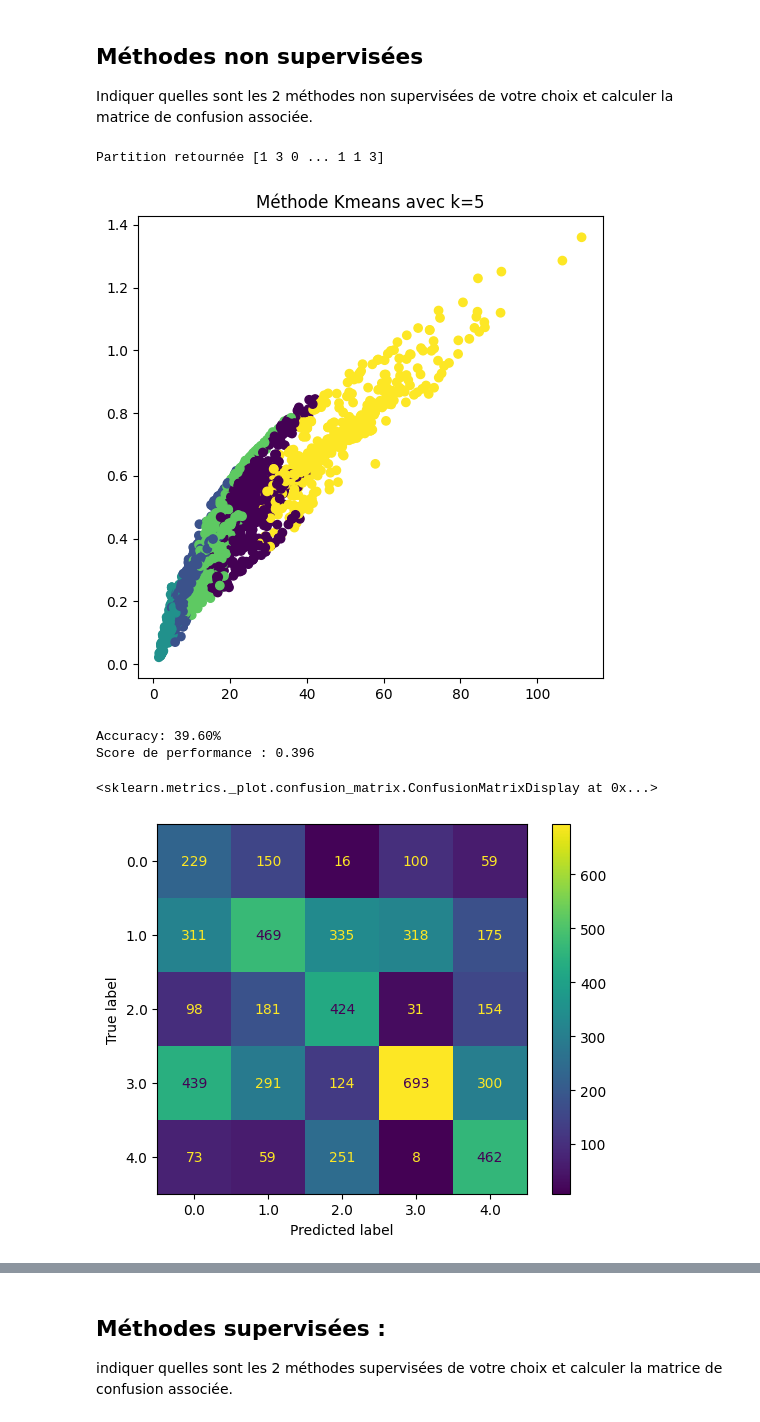
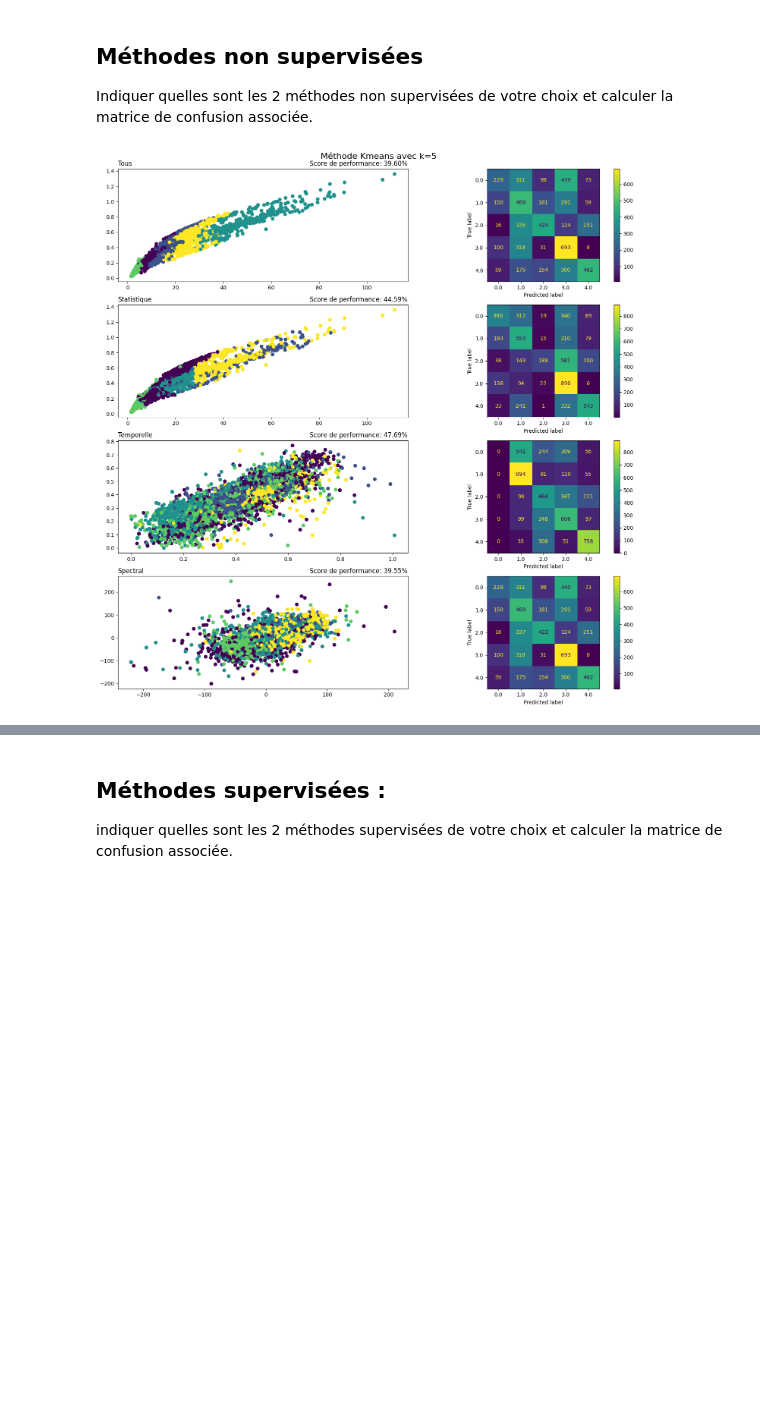
Before and after one commit to ellieee12/ecg_data_classification, a Jupyter notebook: Projet_ECG_Etudiant.ipynb, the cells around one changed output, grey strips where cells are left out. Cells and saved outputs as stored; diff of their text form; code cells hidden in the pictures; blank space fills up the shorter version.

```diff
--- a/Projet_ECG_Etudiant.ipynb
+++ b/Projet_ECG_Etudiant.ipynb
@@ -99,3 +100,19 @@ def correspondance(y_pred_kmeans,y_train):
   for i in range(len(y_pred_kmeans)):
     number_labels[i] = reference_labels[y_pred_kmeans[i]]
   return number_labels
+# %%
+DataAppStat = DataFeatureApp[:,0:31]
+DataTestStat = DataFeatureTest[:,0:31]
+print(DataAppStat.shape)
+
+DataAppTemps = DataFeatureApp[:,31:45]
+DataTestTemps = DataFeatureTest[:,31:45]
+print(DataAppTemps.shape)
+
+DataAppSpec = DataFeatureApp[:,45:156]
+DataTestSpec = DataFeatureTest[:,45:156]
+print(DataAppSpec.shape)
+
+DataAppAll = [DataFeatureApp, DataAppStat, DataAppTemps, DataAppSpec]
+DataTestAll = [DataFeatureTest, DataTestStat, DataTestTemps, DataTestSpec]
+titleAll = ["Tous", "Statistique", "Temporelle", "Spectral"]
@@ -110,42 +131,29 @@ Pour chaque résultat obtenu, calculer la matrice de confusion et interpréter l
 
 Indiquer quelles sont les 2 méthodes non supervisées de votre choix et calculer la matrice de confusion associée.
 # %%
-DataFull = np.concatenate((DataFeatureApp, DataFeatureTest), axis=0)
+DataFull = []
+for k in range(len(DataAppAll)):
+    DataFull.append(np.concatenate((DataAppAll[k], DataTestAll[k]), axis=0))
 LabelFull = np.concatenate((LabelApp, LabelTest), axis=0)
 # %%
 # Première méthode: K-means
 from sklearn.cluster import KMeans
 
-y_pred = KMeans(n_clusters=5, init='random').fit_predict(DataFull)
+fig, ax = plt.subplots(len(DataAppAll), 2, figsize=(15,15))
+for k in range(len(DataAppAll)):
+    y_pred = KMeans(n_clusters=5, init='random').fit_predict(DataFull[k])
+    y_label_clusturing = correspondance(y_pred,LabelFull.astype(np.int64))
 
-print('Partition retournée',y_pred)
+    ax[k][0].scatter(DataFull[k][:, 0], DataFull[k][:, 1], c=y_pred) # Affichage des clusters
+    ax[k][0].set_title(f"{titleAll[k]}", loc="left")
+    ax[k][0].set_title(f"Score de performance: {accuracy_score(LabelFull, y_label_clusturing):.2%}", loc="right") # Evaluation de la performance du modèle à l'aide de la vérité terrain y_test
+    ConfusionMatrixDisplay.from_predictions(LabelFull, y_label_clusturing, ax=ax[k][1]) # Calcul de la matrice de confusion
 
-# Affichage des clusters
-plt.figure(figsize=(6, 6))
-plt.scatter(DataFull[:, 0], DataFull[:, 1], c=y_pred)
-plt.title("Méthode Kmeans avec k=5")
+fig.suptitle("Méthode Kmeans avec k=5", fontsize=16)
+plt.tight_layout()
 plt.show()
-
-y_label_clusturing = correspondance(y_pred,LabelFull.astype(np.int64))
-accuracy = np.mean(y_label_clusturing == LabelFull)
-print(f"Accuracy: {accuracy:.2%}")
-
-from sklearn.metrics import accuracy_score
-# Evaluation de la performance du modèle à l'aide de la vérité terrain y_test
-print('Score de performance :',accuracy_score(y_label_clusturing, LabelFull))
-
-
-from sklearn.metrics import confusion_matrix
-# Calcul de la matrice de confusion
-confusion_matrix(y_label_clusturing, LabelFull)
-ConfusionMatrixDisplay.from_predictions(y_label_clusturing, LabelFull)
 # %% [output]
-Partition retournée [1 3 0 ... 1 1 3]
-[figure, old version]
+[figure, new version]
-Accuracy: 39.60%
-Score de performance : 0.396
-<sklearn.metrics._plot.confusion_matrix.ConfusionMatrixDisplay at 0x...>
-[figure, removed]
 # %%
 # Seconde méthode: AffinityPropagation
 from sklearn.cluster import AffinityPropagation
```
Also changed, not shown: parts of 9 cells of this notebook.
